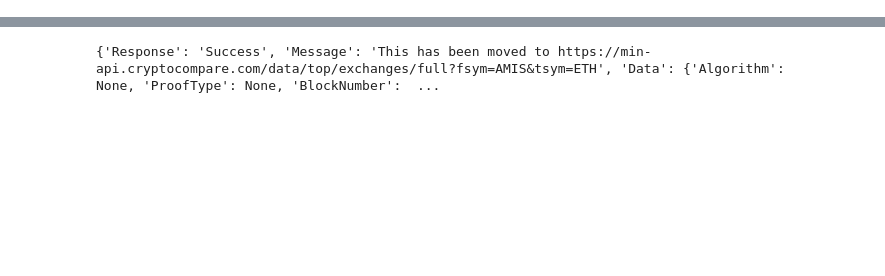
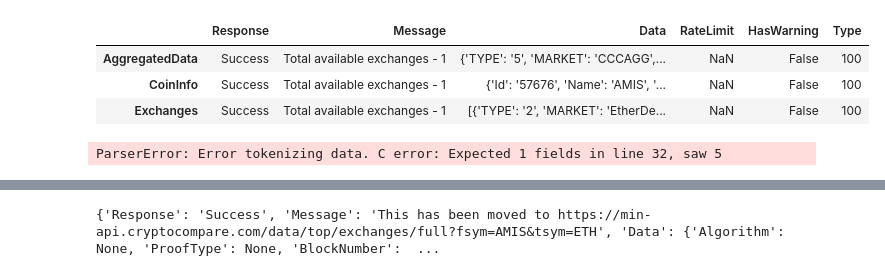
Before and after one commit to amis-erc20/cryptocompare-notebook, a Jupyter notebook: cryptocompare.ipynb, the cells around one changed output, grey strips where cells are left out. Cells and saved outputs as stored; diff of their text form; code cells hidden in the pictures; blank space fills up the shorter version.

```diff
--- a/cryptocompare.ipynb
+++ b/cryptocompare.ipynb
@@ -103,0 +329,8 @@ Attribute Information:
+# %%
+def CryptoData(symbol, frequency):
+    #Params: String symbol, int frequency = 300,900,1800,7200,14400,86400
+    #Returns: df from first available date
+    url ='https://min-api.cryptocompare.com/data/top/exchanges/full?fsym=AMIS&tsym=ETH'
+    df = pd.read_json(url)
+    df.set_index('date',inplace=True)
+    return df
@@ -103,0 +357,27 @@ Attribute Information:
+# %%
+def CryptoData(symbol, frequency):
+    #Params: String symbol, int frequency = 300,900,1800,7200,14400,86400
+    #Returns: df from first available date
+    url ='https://min-api.cryptocompare.com/data/top/exchanges/full?fsym=AMIS&tsym=ETH'
+    df = pd.read_json(url)
+#    df.set_index('date',inplace=True)
+    return df
+# %%
+#df = CryptoData('AMIS_ETH', 86400)['close']
+df = CryptoData('AMIS','ETH')
+df.head()
+# %% [output]
+|  | Response | Message | Data | RateLimit | HasWarning | Type |
+| AggregatedData | Success | Total available exchanges - 1 | {'TYPE': '5', 'MARKET': 'CCCAGG',... | NaN | False | 100 |
+| CoinInfo | Success | Total available exchanges - 1 | {'Id': '57676', 'Name': 'AMIS', '... | NaN | False | 100 |
+| Exchanges | Success | Total available exchanges - 1 | [{'TYPE': '2', 'MARKET': 'EtherDe... | NaN | False | 100 |
+# %%
+import html5lib
+import pandas as pd
+import lxml
+#url = 'https://min-api.cryptocompare.com/data/generateAvg?fsym=AMIS&tsym=ETH&e=etherdelta'
+url = 'https://github.com/amisolution/ERC20-AMIS/blob/master/dataset/export-token-0x949bEd886c739f1A3273629b3320db0C5024c719.csv'
+df=pd.read_csv(url)
+df[0]
+# %% [output]
+ParserError: Error tokenizing data. C error: Expected 1 fields in line 32, saw 5
```
Also changed, not shown: parts of 44 cells of this notebook.
